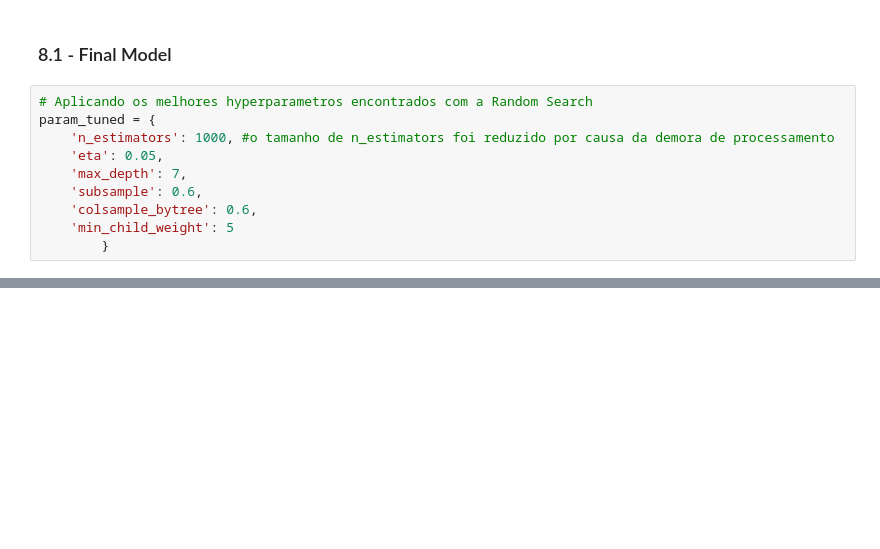
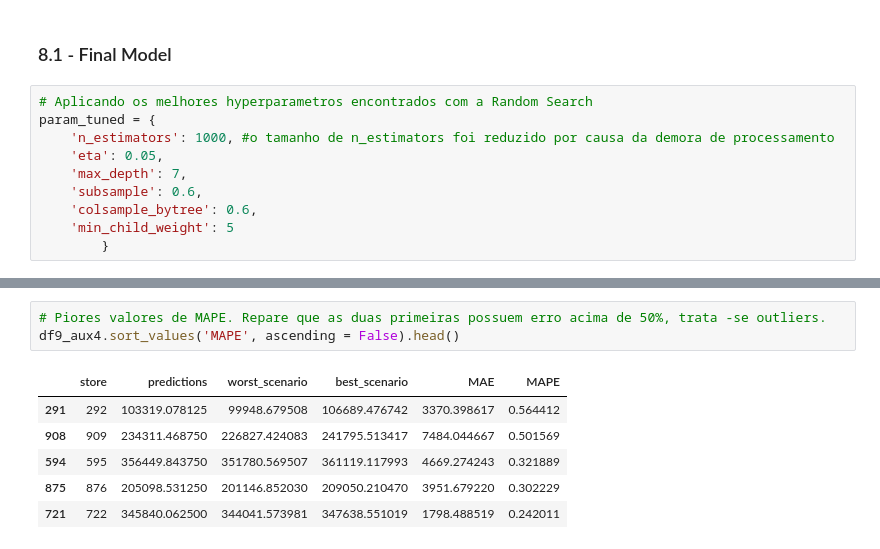
Before and after one commit to Samuel-Lima-DS/rossmann_sales, a Jupyter notebook: m04_v1_store_sales_prediction.ipynb, the cells around one changed output, grey strips where cells are left out. Cells and saved outputs as stored; diff of their text form; blank space fills up the shorter version.

```diff
--- a/m04_v1_store_sales_prediction.ipynb
+++ b/m04_v1_store_sales_prediction.ipynb
@@ -1220,0 +1274,10 @@ xgb_result_tuned
+# %%
+# Piores valores de MAPE. Repare que as duas primeiras possuem erro acima de 50%, trata -se outliers.
+df9_aux4.sort_values('MAPE', ascending = False).head()
+# %% [output]
+|  | store | predictions | worst_scenario | best_scenario | MAE | MAPE |
+| 291 | 292 | 103319.078125 | 99948.679508 | 106689.476742 | 3370.398617 | 0.564412 |
+| 908 | 909 | 234311.468750 | 226827.424083 | 241795.513417 | 7484.044667 | 0.501569 |
+| 594 | 595 | 356449.843750 | 351780.569507 | 361119.117993 | 4669.274243 | 0.321889 |
+| 875 | 876 | 205098.531250 | 201146.852030 | 209050.210470 | 3951.679220 | 0.302229 |
+| 721 | 722 | 345840.062500 | 344041.573981 | 347638.551019 | 1798.488519 | 0.242011 |
```
Also changed, not shown: parts of 20 cells of this notebook.
